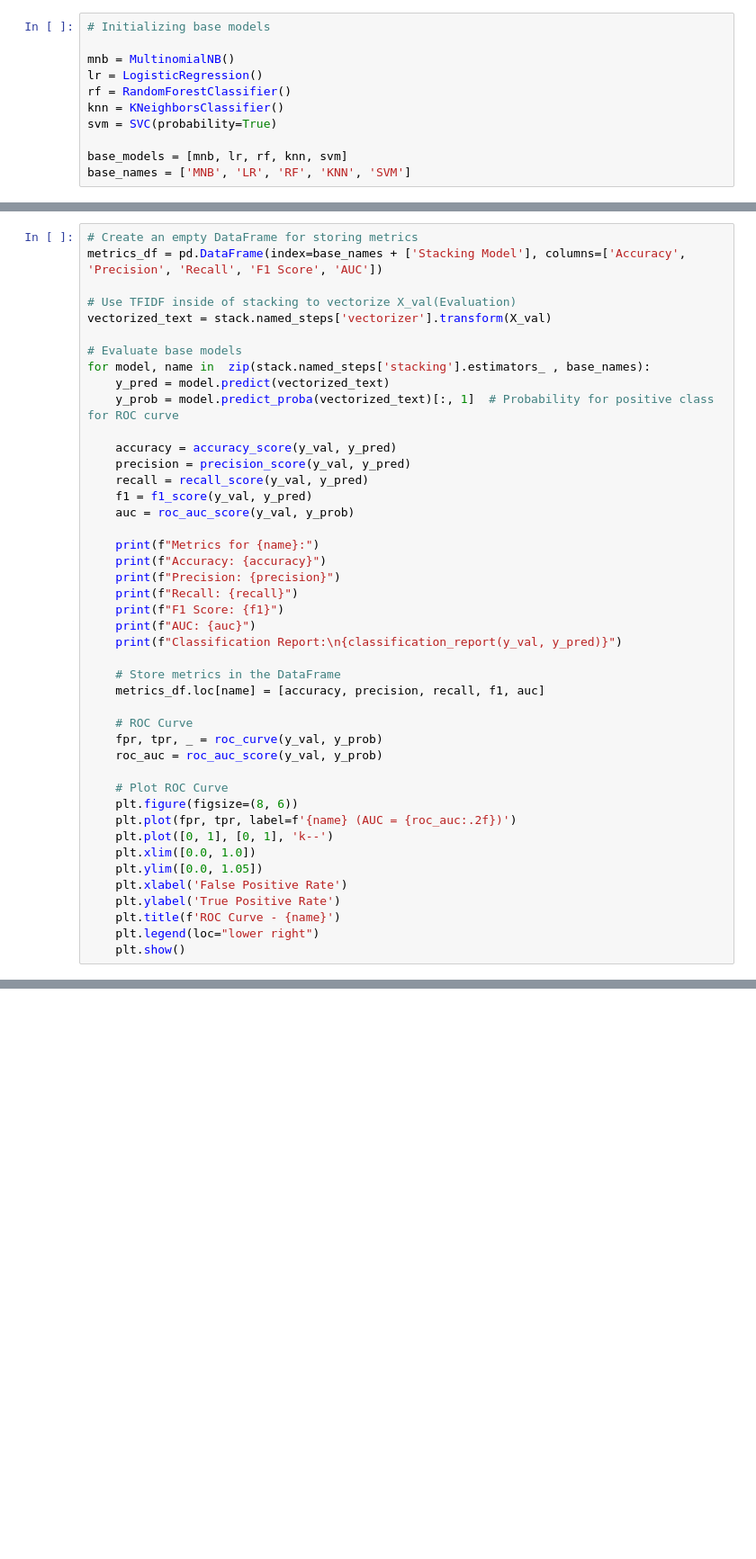
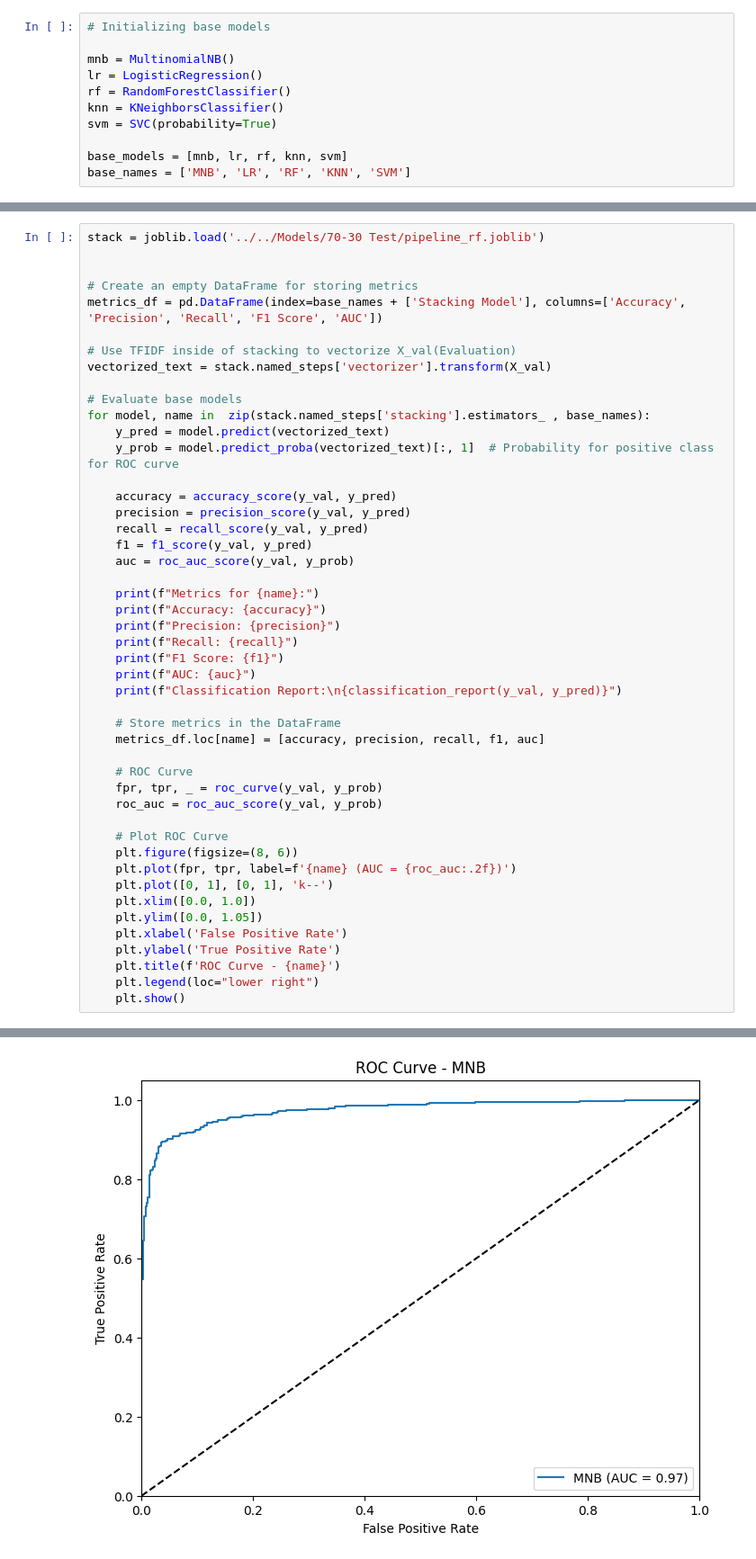
Before and after one commit to lendon08/thesis_factify, a Jupyter notebook: 70-30-10 Tests/pipeline/rf.ipynb, the cells around one changed output, grey strips where cells are left out. Shown: that part at 90% size. Drawn from its saved outputs; the diff is of its cells as text; blank space fills up the shorter version.

```diff
--- a/70-30-10 Tests/pipeline/rf.ipynb
+++ b/70-30-10 Tests/pipeline/rf.ipynb
@@ -111,4 +111,7 @@ stack.fit(X_train, y_train)
 # %%
+stack = joblib.load('../../Models/70-30 Test/pipeline_rf.joblib')
+
+
 # Create an empty DataFrame for storing metrics
 metrics_df = pd.DataFrame(index=base_names + ['Stacking Model'], columns=['Accuracy', 'Precision', 'Recall', 'F1 Score', 'AUC'])
 
@@ -152,3 +155,4 @@ for model, name in  zip(stack.named_steps['stacking'].estimators_ , base_names):
     plt.title(f'ROC Curve - {name}')
     plt.legend(loc="lower right")
     plt.show()
+# %% [output]
@@ -154,0 +174 @@ for model, name in  zip(stack.named_steps['stacking'].estimators_ , base_names):
+[figure, added]
```
Also changed, not shown: parts of 8 cells of this notebook, 35 other files.
